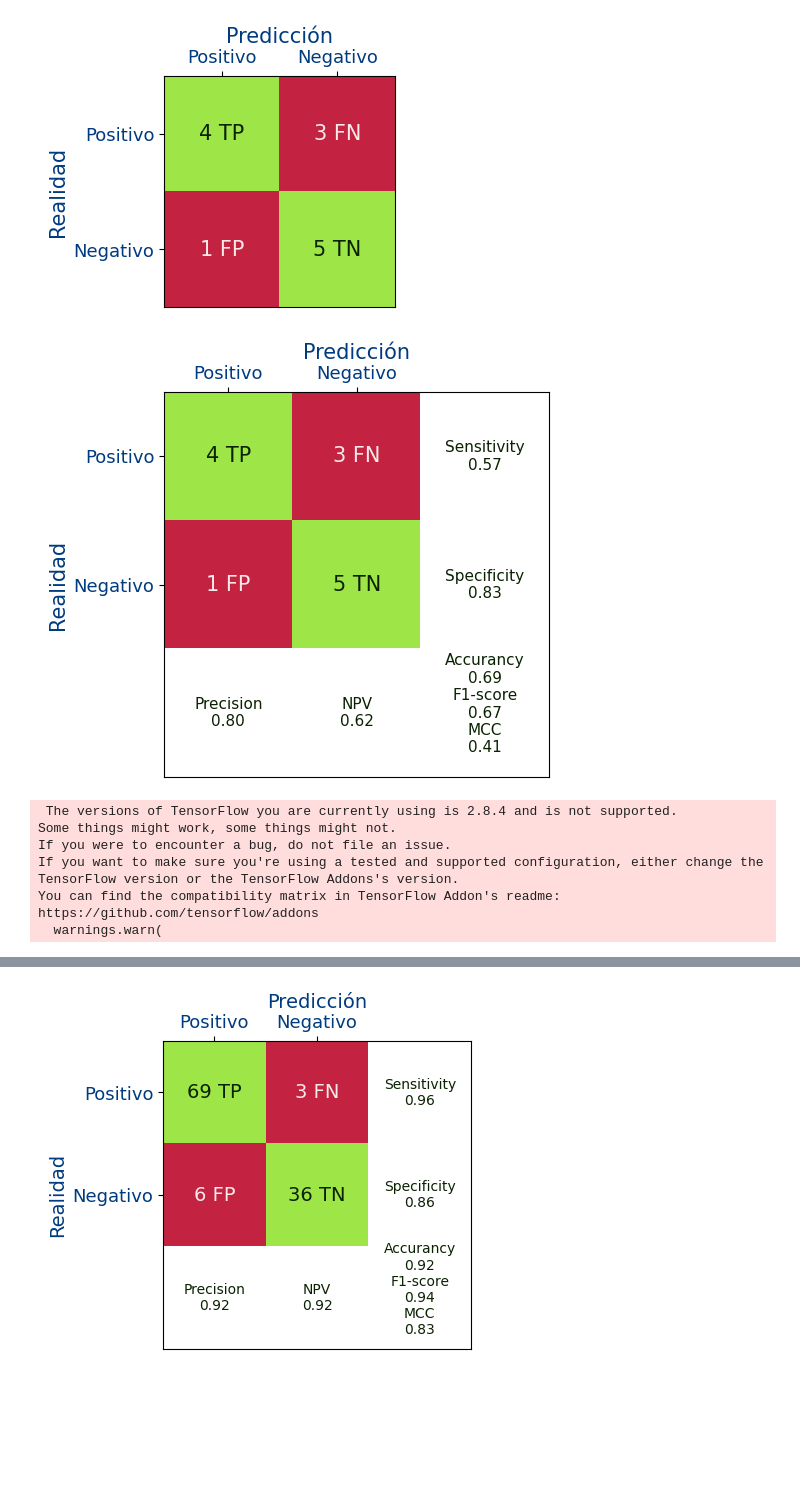
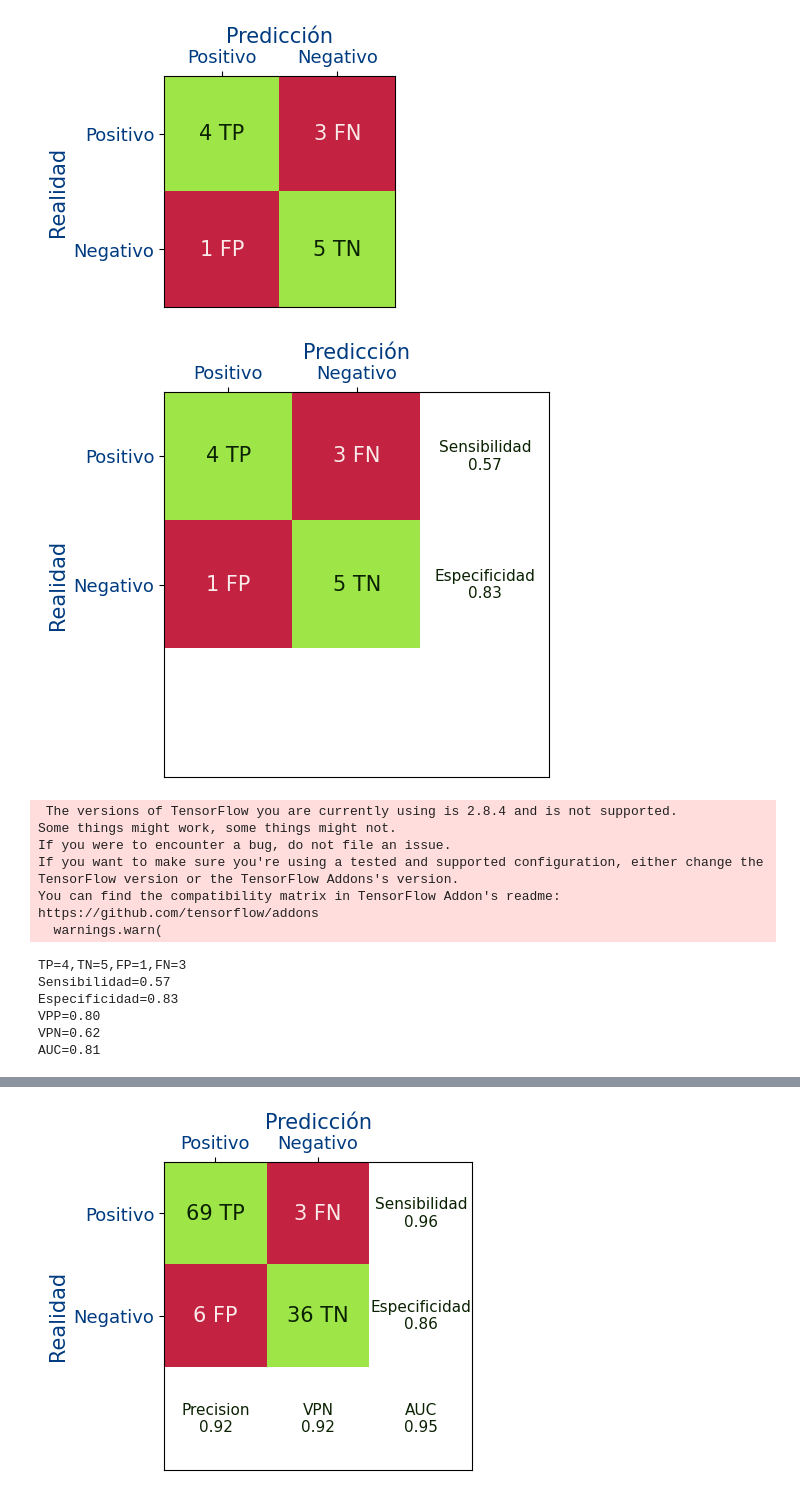
Before and after one commit to logongas/soluciones_ejercicios_modulo_pia, a Jupyter notebook: tema_07/ejercicios_tema_07_c_metricas.ipynb, the cells around one changed output, grey strips where cells are left out. Drawn from its saved outputs; the diff is of its cells as text; code cells hidden in the pictures; blank space fills up the shorter version.

Commit message:
nuevo tema 7 metricas

```diff
--- a/tema_07/ejercicios_tema_07_c_metricas.ipynb
+++ b/tema_07/ejercicios_tema_07_c_metricas.ipynb
@@ -178,26 +126,16 @@ TN=sum((y_true==0) & (y_pred==0))
 FN=sum((y_true==1) & (y_pred==0))
 FP=sum((y_true==0) & (y_pred==1))
 
-accuracy=(TP+TN)/(TP+TN+FP+FN)
-precision=TP/(TP+FP)
 recall_sensitivity=TP/(TP+FN)
-negative_predictive_value=TN/(TN+FN)
 specificity=TN/(TN+FP)
-f1_score=2/((1/recall_sensitivity)+(1/precision))
-mcc=((TP*TN)-(FP*FN))/(math.sqrt((TP+FP)*(TP+FN)*(TN+FP)*(TN+FN)))
 
 figure=plt.figure(figsize=(5, 5))
 axes=figure.add_subplot(1,1,1)
 plot_matriz_confusion(axes,TP=TP,TN=TN,FP=FP,FN=FN,
-        precision=precision,
-        negative_predictive_value=negative_predictive_value,
         recall_sensitivity=recall_sensitivity,
-        specificity=specificity,
-        accuracy=accuracy,
-        f1_score=f1_score,
-        mcc=mcc)
+        specificity=specificity)
 # %% [output]
-[figure, old version]
+[figure, new version]
 # %%
 #Rutinas comunes
 
@@ -293,8 +221,49 @@ If you want to make sure you're using a tested and supported configuration, eith
 You can find the compatibility matrix in TensorFlow Addon's readme:
 https://github.com/tensorflow/addons
   warnings.warn(
+# %%
+#Ejercicio 3.A
+
+def get_metrics(y_true,y_score,threshold=0.5):
+
+    y_pred=y_score>threshold
+
+    TP=sum((y_true==1) & (y_pred==1))
+    TN=sum((y_true==0) & (y_pred==0))
+    FP=sum((y_true==0) & (y_pred==1))
+    FN=sum((y_true==1) & (y_pred==0))
+
+
+
+    sensibilidad=TP/(TP+FN)
+    especificidad=TN/(TN+FP)
+
+    vpp=TP/(TP+FP)
+    vpn=TN/(TN+FN)
+
+    auc=sklearn.metrics.roc_auc_score(y_true,y_score)
+
+    return TP,TN,FP,FN,sensibilidad,especificidad,vpp,vpn,auc
+
+y_true=np.array([1,0,1,0,0,0,1,0,1,1,1,1,0])
+y_score=np.array([0.27, 0.45,  0.76,  0.55,  0.28, 0.04, 0.34,0.4, 0.66, 0.88, 0.94,0.47,0.2])
+TP,TN,FP,FN,sensibilidad,especificidad,vpp,vpn,auc=get_metrics(y_true,y_score,threshold=0.5)
+
+print(f"TP={TP},TN={TN},FP={FP},FN={FN}");
+print(f"Sensibilidad={sensibilidad:.2f}")
+print(f"Especificidad={especificidad:.2f}")
+print(f"VPP={vpp:.2f}")
+print(f"VPN={vpn:.2f}")
+print(f"AUC={auc:.2f}")
+# %% [output]
+TP=4,TN=5,FP=1,FN=3
+Sensibilidad=0.57
+Especificidad=0.83
+VPP=0.80
+VPN=0.62
+AUC=0.81
 # %%
-#Ejercicio 3.A
+#Ejercicio 3.B
 
 x_train, x_test, y_train, y_test=get_datos()
 
@@ -311,5 +280,12 @@ y_true=y_test
 
 figure=plt.figure(figsize=(4,4))
 axes=figure.add_subplot(1,1,1)
-plot_matriz_confusion_metrics(axes,y_true,y_score,threshold=0.5,fontsize=14)
+TP,TN,FP,FN,sensibilidad,especificidad,vpp,vpn,auc=get_metrics(y_true,y_score,threshold=0.5)
+
+plot_matriz_confusion(axes,TP=TP,TN=TN,FP=FP,FN=FN,
+        recall_sensitivity=sensibilidad,
+        specificity=especificidad,
+        precision=vpp,
+        negative_predictive_value=vpn,
+        auc=auc)
 # %% [output]
@@ -316 +300 @@ plot_matriz_confusion_metrics(axes,y_true,y_score,threshold=0.5,fontsize=14)
-[figure, old version]
+[figure, new version]
```
Also changed, not shown: parts of 7 cells of this notebook.
